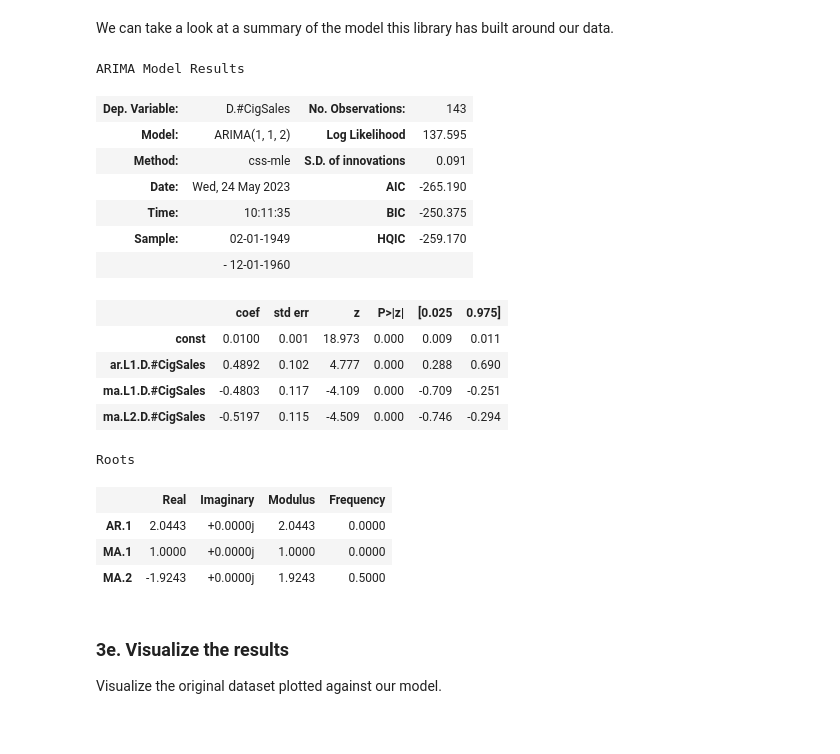
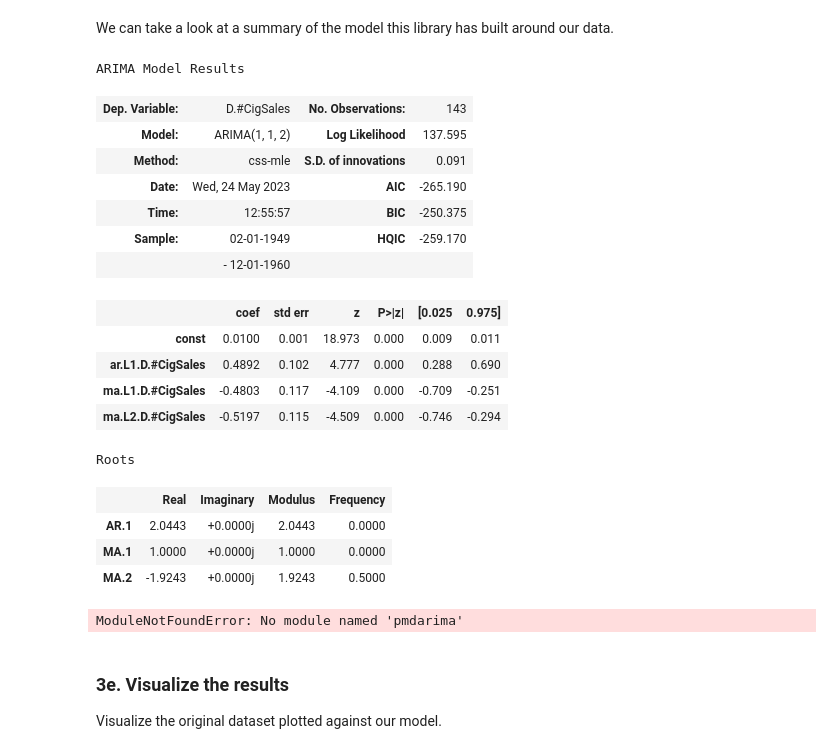
Before and after one commit to liyueling13/Springboard, a Jupyter notebook: Cowboys&CigrettesCaseStudy/Cowboy Cigarettes Case Study - Tier 3.ipynb, the cells around one changed output. Drawn from its saved outputs; the diff is of its cells as text; code cells hidden in the pictures.

```diff
--- a/Cowboys&CigrettesCaseStudy/Cowboy Cigarettes Case Study - Tier 3.ipynb
+++ b/Cowboys&CigrettesCaseStudy/Cowboy Cigarettes Case Study - Tier 3.ipynb
@@ -428,14 +496,14 @@ Freq: MS, Length: 131, dtype: float64
 # %% [markdown]
 We can take a look at a summary of the model this library has built around our data.
 # %%
-regression.summary()
+model_fit.summary()
 # %% [output]
 ARIMA Model Results
 | Dep. Variable: | D.#CigSales | No. Observations: | 143 |
 | Model: | ARIMA(1, 1, 2) | Log Likelihood | 137.595 |
 | Method: | css-mle | S.D. of innovations | 0.091 |
 | Date: | Wed, 24 May 2023 | AIC | -265.190 |
-| Time: | 10:11:35 | BIC | -250.375 |
+| Time: | 12:55:57 | BIC | -250.375 |
 | Sample: | 02-01-1949 | HQIC | -259.170 |
 |  | - 12-01-1960 |  |  |
 |  | coef | std err | z | P>|z| | [0.025 | 0.975] |
@@ -448,6 +516,23 @@ Roots
 | AR.1 | 2.0443 | +0.0000j | 2.0443 | 0.0000 |
 | MA.1 | 1.0000 | +0.0000j | 1.0000 | 0.0000 |
 | MA.2 | -1.9243 | +0.0000j | 1.9243 | 0.5000 |
+# %%
+import pmdarima
+from pmdarima import auto_arima # for determining ARIMA orders
+
+# from statsmodels.tsa.arima_model import ARMA, ARMAResults, ARIMAResults
+# from statsmodels.graphics.tsaplots import plot_acf,plot_pacf # for determining (p,q) orders
+
+# Perform a train-test-split with validation period of 24 months
+# The rule of thumb when forecasting is that the validation length should
+# be at least the same size as the projected forecast length
+train = y_log.iloc[:len(y_log)-24]
+test = y_log.drop(X.index)
+
+# Perform the 'auto_arima' grid search to find the best paramaters for our model
+auto_arima(train, m=12).summary()
+# %% [output]
+ModuleNotFoundError: No module named 'pmdarima'
 # %% [markdown]
 ### 3e. Visualize the results
 
```
Also changed, not shown: parts of 13 cells of this notebook.
